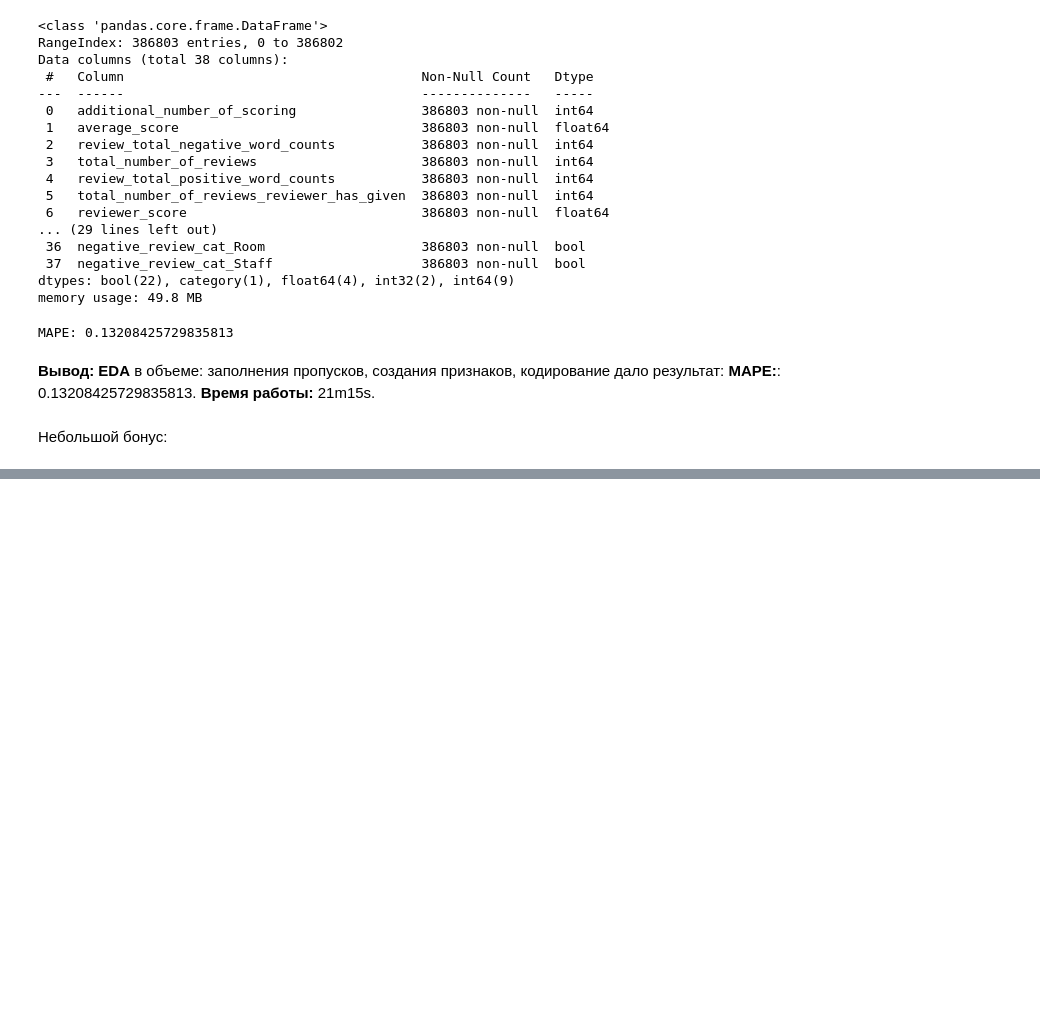
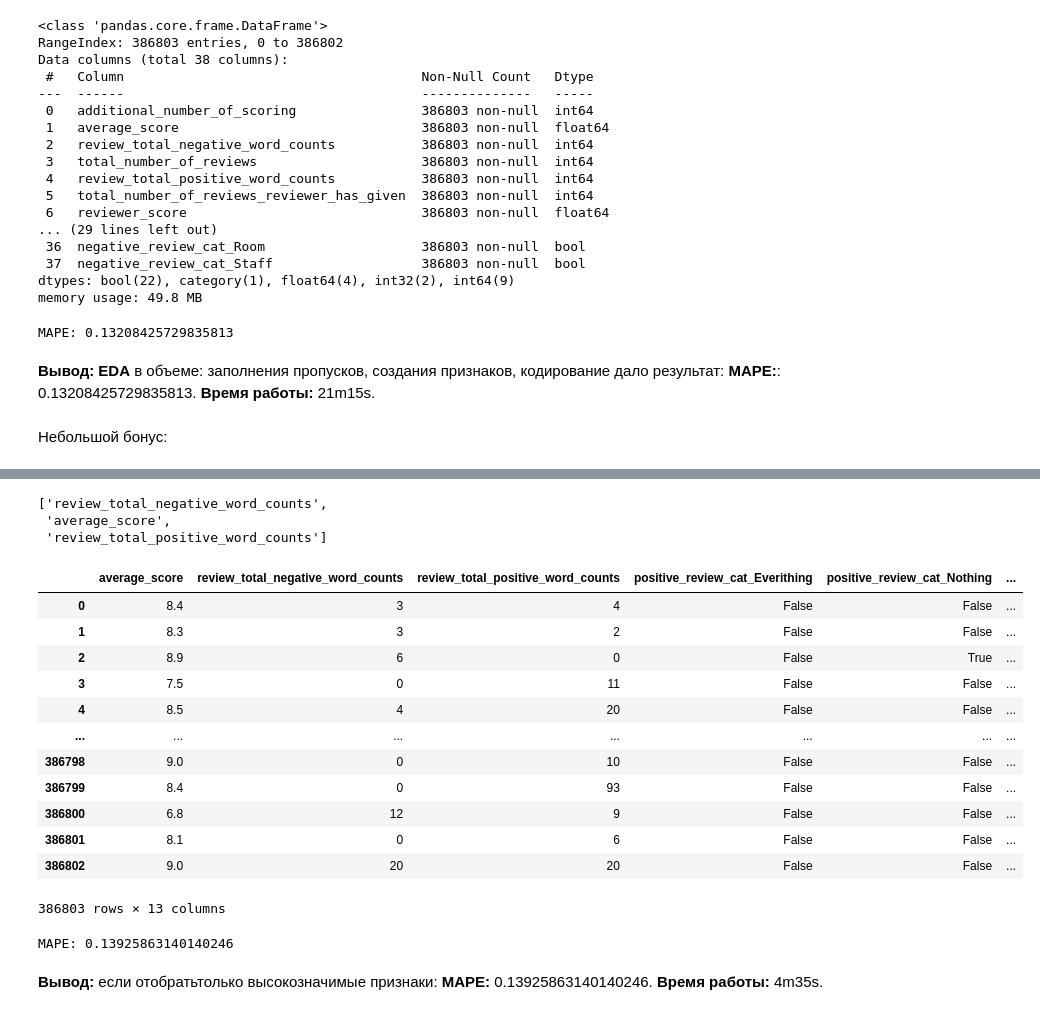
Before and after one commit to AntonYurkovskiy/Project_3_EDA_FE_BookingHotelsRating, a Jupyter notebook: EDA_Project_3_model.ipynb, the cells around one changed output, grey strips where cells are left out. Drawn from its saved outputs; the diff is of its cells as text; code cells hidden in the pictures; blank space fills up the shorter version.

```diff
--- a/EDA_Project_3_model.ipynb
+++ b/EDA_Project_3_model.ipynb
@@ -678,0 +737,32 @@ KeyError: '[Ellipsis] not in index'
+# %%
+num_cols_high = imp_num.sort_values(ascending=False).nlargest(3).index.to_list()
+num_cols_high
+# %% [output]
+['review_total_negative_word_counts',
+ 'average_score',
+ 'review_total_positive_word_counts']
+# %%
+high_cols = num_cols_high + cat_cols_high
+# %%
+X = feature_dummies.drop(['reviewer_score'], axis = 1)
+y = feature_dummies['reviewer_score']
+# %%
+for col in X.columns:
+    if col not in high_cols:
+        X =X.drop([col], axis=1)
+# %%
+X
+# %% [output]
+|  | average_score | review_total_negative_word_counts | review_total_positive_word_counts | positive_review_cat_Everithing | positive_review_cat_Nothing | ... |
+| 0 | 8.4 | 3 | 4 | False | False | ... |
+| 1 | 8.3 | 3 | 2 | False | False | ... |
+| 2 | 8.9 | 6 | 0 | False | True | ... |
+| 3 | 7.5 | 0 | 11 | False | False | ... |
+| 4 | 8.5 | 4 | 20 | False | False | ... |
+| ... | ... | ... | ... | ... | ... | ... |
+| 386798 | 9.0 | 0 | 10 | False | False | ... |
+| 386799 | 8.4 | 0 | 93 | False | False | ... |
+| 386800 | 6.8 | 12 | 9 | False | False | ... |
+| 386801 | 8.1 | 0 | 6 | False | False | ... |
+| 386802 | 9.0 | 20 | 20 | False | False | ... |
+386803 rows × 13 columns
@@ -678,0 +787,8 @@ KeyError: '[Ellipsis] not in index'
+# %%
+# Сравниваем предсказанные значения (y_pred) с реальными (y_test), и смотрим насколько они отличаются
+# Метрика называется Mean Absolute Percentage Error (MAPE) и показывает среднюю абсолютную процентную ошибку предсказанных значений от фактических.
+print('MAPE:', metrics.mean_absolute_percentage_error(y_test, y_pred))
+# %% [output]
+MAPE: 0.13925863140140246
+# %% [markdown]
+**Вывод:** если отобратьтолько высокозначимые признаки: **MAPE:** 0.13925863140140246. **Время работы:** 4m35s.
```
Also changed, not shown: parts of 11 cells of this notebook.
